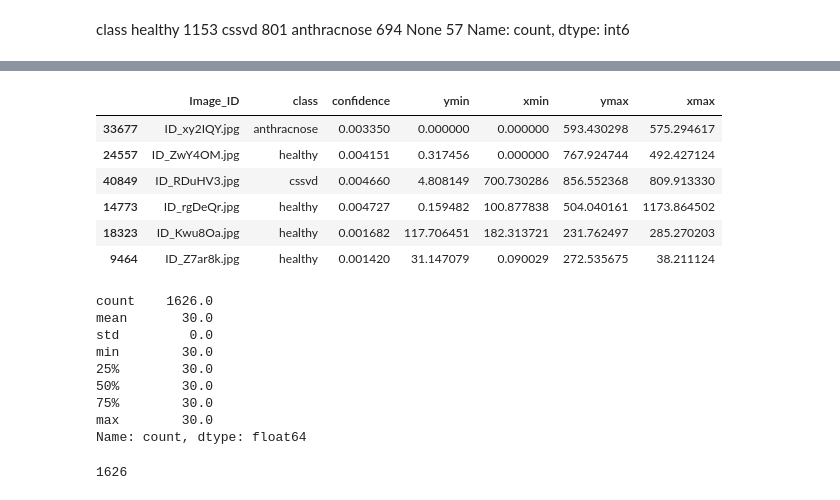
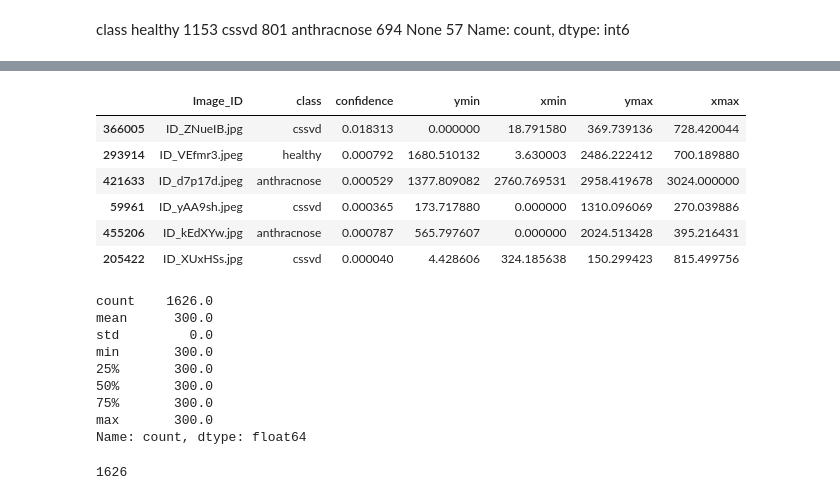
Before and after one commit to KameniAlexNea/Amini-Cocoa-Contamination-Challenge, a Jupyter notebook: 03-MakePrediction.ipynb, the cells around one changed output, grey strips where cells are left out. Cells and saved outputs as stored; diff of their text form; code cells hidden in the pictures.

```diff
--- a/03-MakePrediction.ipynb
+++ b/03-MakePrediction.ipynb
@@ -228,28 +237,28 @@ Name: confidence, dtype: float64
 # %%
 import pandas as pd
 
-sub = pd.read_csv('dataset/predictions/02-predictions.csv')
+sub = pd.read_csv('dataset/predictions/03-predictions.csv')
 
 sub.sample(6)
 # %% [output]
 |  | Image_ID | class | confidence | ymin | xmin | ymax | xmax |
-| 33677 | ID_xy2IQY.jpg | anthracnose | 0.003350 | 0.000000 | 0.000000 | 593.430298 | 575.294617 |
-| 24557 | ID_ZwY4OM.jpg | healthy | 0.004151 | 0.317456 | 0.000000 | 767.924744 | 492.427124 |
-| 40849 | ID_RDuHV3.jpg | cssvd | 0.004660 | 4.808149 | 700.730286 | 856.552368 | 809.913330 |
-| 14773 | ID_rgDeQr.jpg | healthy | 0.004727 | 0.159482 | 100.877838 | 504.040161 | 1173.864502 |
-| 18323 | ID_Kwu8Oa.jpg | healthy | 0.001682 | 117.706451 | 182.313721 | 231.762497 | 285.270203 |
-| 9464 | ID_Z7ar8k.jpg | healthy | 0.001420 | 31.147079 | 0.090029 | 272.535675 | 38.211124 |
+| 366005 | ID_ZNueIB.jpg | cssvd | 0.018313 | 0.000000 | 18.791580 | 369.739136 | 728.420044 |
+| 293914 | ID_VEfmr3.jpeg | healthy | 0.000792 | 1680.510132 | 3.630003 | 2486.222412 | 700.189880 |
+| 421633 | ID_d7p17d.jpeg | anthracnose | 0.000529 | 1377.809082 | 2760.769531 | 2958.419678 | 3024.000000 |
+| 59961 | ID_yAA9sh.jpeg | cssvd | 0.000365 | 173.717880 | 0.000000 | 1310.096069 | 270.039886 |
+| 455206 | ID_kEdXYw.jpg | anthracnose | 0.000787 | 565.797607 | 0.000000 | 2024.513428 | 395.216431 |
+| 205422 | ID_XUxHSs.jpg | cssvd | 0.000040 | 4.428606 | 324.185638 | 150.299423 | 815.499756 |
 # %%
 sub["Image_ID"].value_counts().describe()
 # %% [output]
 count    1626.0
-mean       30.0
+mean      300.0
 std         0.0
-min        30.0
-25%        30.0
-50%        30.0
-75%        30.0
-max        30.0
+min       300.0
+25%       300.0
+50%       300.0
+75%       300.0
+max       300.0
 Name: count, dtype: float64
 # %%
 sub["Image_ID"].nunique()
```
Also changed, not shown: parts of 9 cells of this notebook, 5 other files.
